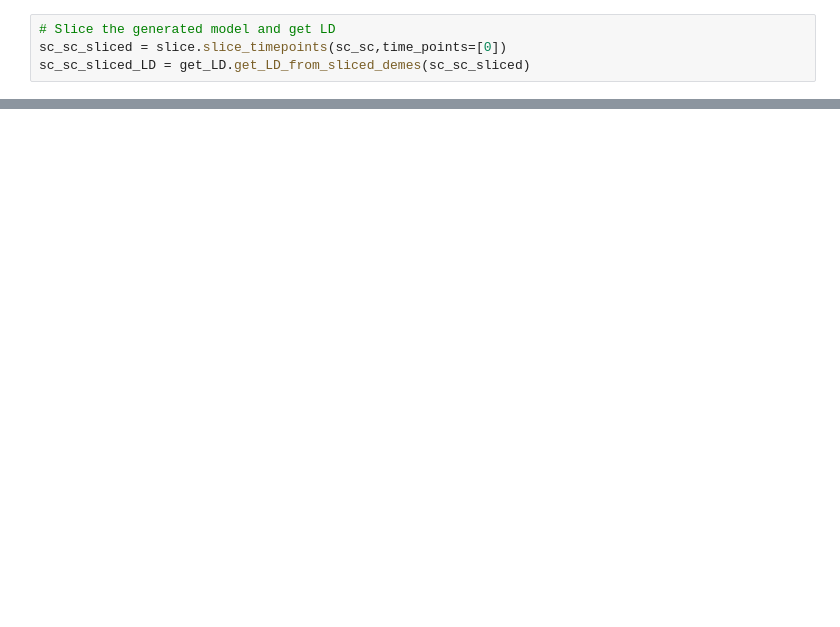
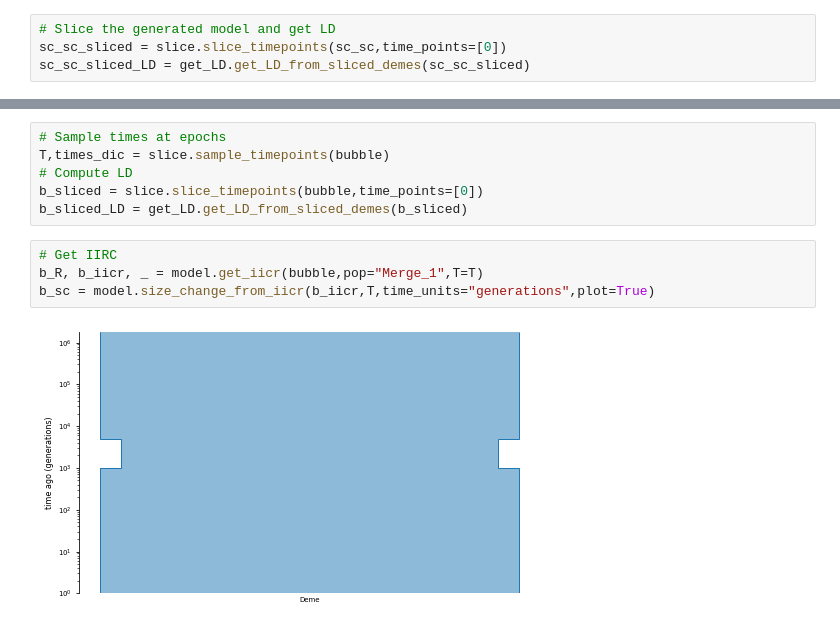
Before and after one commit to georgette-femerling/demography-simulations, a Jupyter notebook: scripts/Chiki_models.ipynb, the cells around one changed output, grey strips where cells are left out. Saved outputs shown, nothing was run; the diff lists cells and outputs as text; blank space fills up the shorter version.

```diff
--- a/scripts/Chiki_models.ipynb
+++ b/scripts/Chiki_models.ipynb
@@ -152,0 +144,12 @@ plot_comparison(sc_sliced_LD['Deme'][-1],sc_sc_sliced_LD['Deme'][-1])
+# %%
+# Sample times at epochs
+T,times_dic = slice.sample_timepoints(bubble)
+# Compute LD
+b_sliced = slice.slice_timepoints(bubble,time_points=[0])
+b_sliced_LD = get_LD.get_LD_from_sliced_demes(b_sliced)
+# %%
+# Get IIRC
+b_R, b_iicr, _ = model.get_iicr(bubble,pop="Merge_1",T=T)
+b_sc = model.size_change_from_iicr(b_iicr,T,time_units="generations",plot=True)
+# %% [output]
+[figure, added]
```
Also changed, not shown: parts of 19 cells of this notebook.
